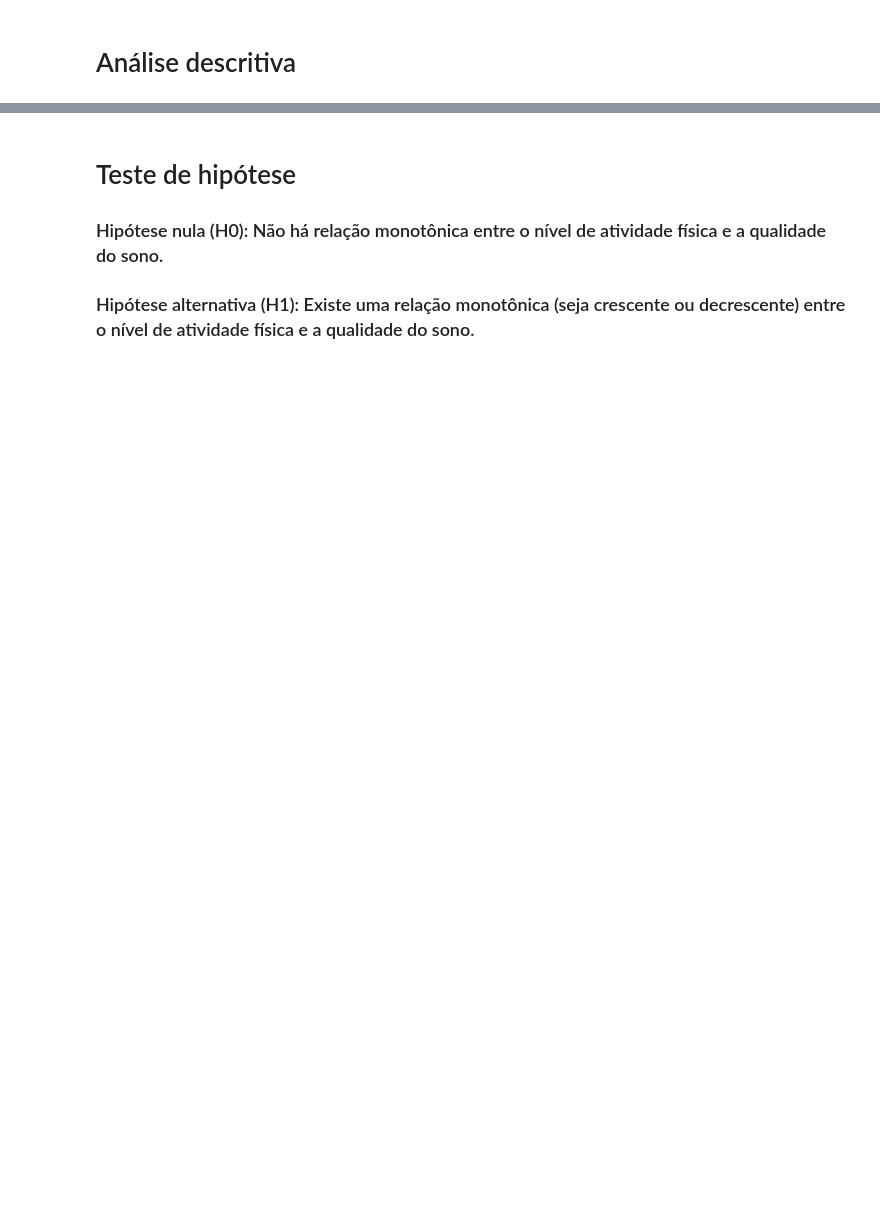
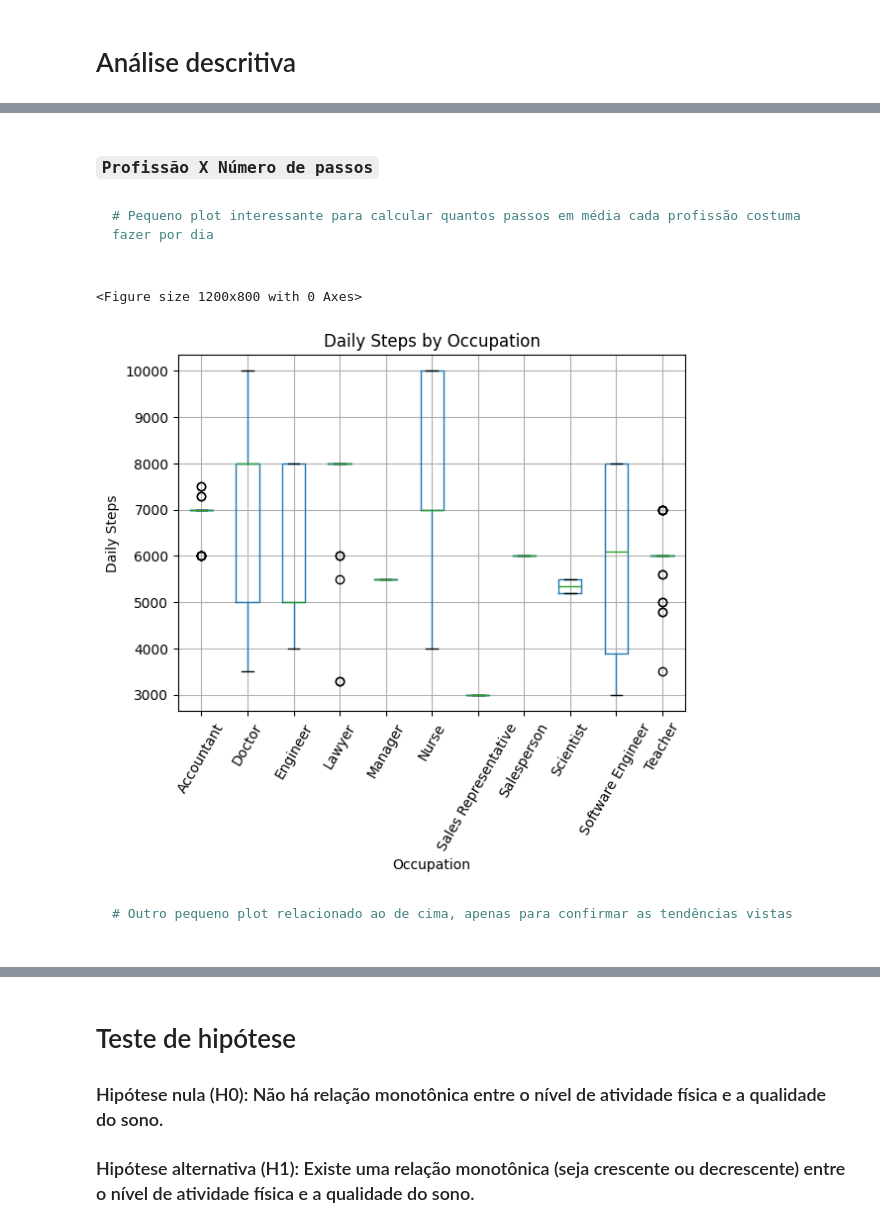
Before and after one commit to FrederickAlmeida/Data-Science-Project, a Jupyter notebook: exploratory_analysis.ipynb, the cells around one changed output, grey strips where cells are left out. Cells and saved outputs as stored; diff of their text form; code cells hidden in the pictures; blank space fills up the shorter version.

````diff
--- a/exploratory_analysis.ipynb
+++ b/exploratory_analysis.ipynb
@@ -402,13 +656,22 @@ plt.show()
+# %% [markdown]
+### `Profissão X Número de passos`
+# %% [markdown]
+```python
+# Pequeno plot interessante para calcular quantos passos em média cada profissão costuma fazer por dia
 # %%
-# Assuming your DataFrame is named df
-# Plotting
-plt.figure(figsize=(12, 8))
-dataframe.boxplot(column='Daily Steps', by='Occupation', grid=True)
+plt.figure(figsize=(12, 8))  # Define o tamanho da figura do gráfico
+dataframe.boxplot(column='Daily Steps', by='Occupation', grid=True)  # Cria um boxplot agrupado pela coluna 'Occupation'
 plt.title('Daily Steps by Occupation')
-plt.suptitle('')  # Suppress the default title to clean up the plot a little
-plt.xlabel('Occupation')
-plt.ylabel('Daily Steps')
-plt.xticks(rotation=45)  # Rotate the labels on the x-axis for better readability
-plt.show()
+plt.suptitle('')
+plt.xlabel('Occupation')  # Define o rótulo do eixo x
+plt.ylabel('Daily Steps')  # Define o rótulo do eixo y
+plt.xticks(rotation=60)  # Rotaciona os rótulos do eixo x para melhorar a legibilidade, se for difícil de entender é interessante testar com 0
+plt.show()  # Exibe o gráfico
+# %% [output]
+<Figure size 1200x800 with 0 Axes>
+[figure, added]
+# %% [markdown]
+```python
+# Outro pequeno plot relacionado ao de cima, apenas para confirmar as tendências vistas
 # %%
 dataframe['Daily Steps'].groupby(dataframe['Occupation']).median().plot.bar()
````
Also changed, not shown: parts of 55 cells of this notebook.
